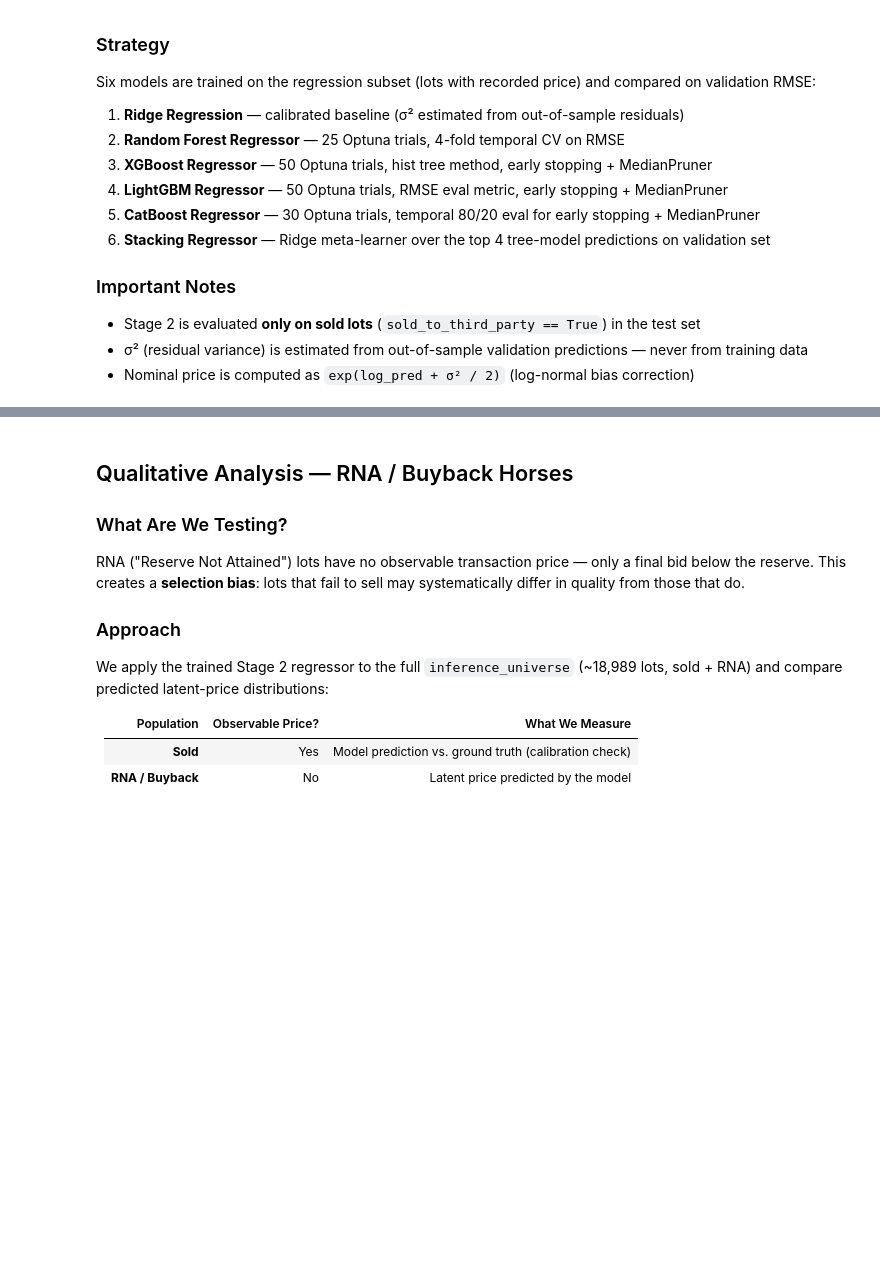
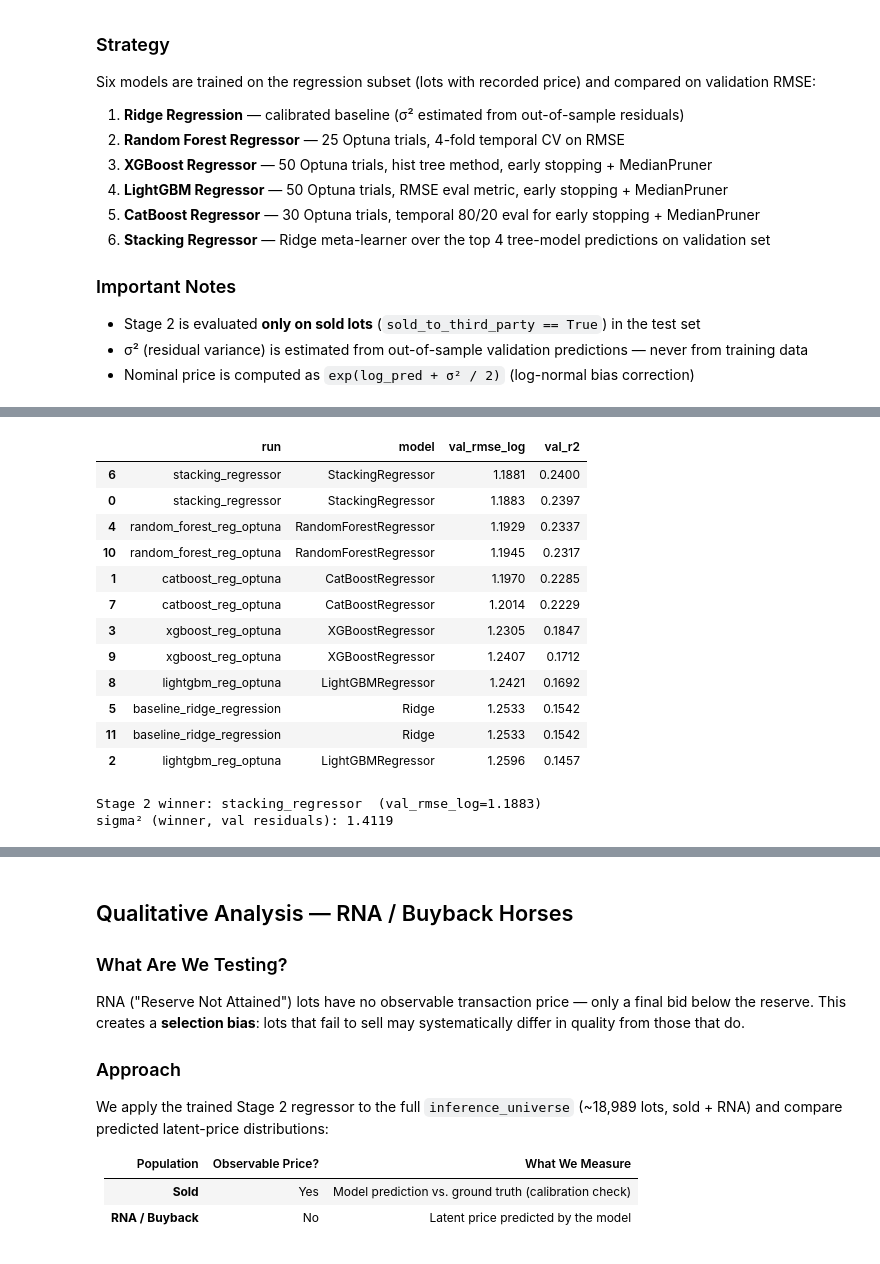
Before and after one commit to carroyo03/tfm-tattersalls, a Jupyter notebook: notebooks/04_Modeling.ipynb, the cells around one changed output, grey strips where cells are left out. Saved outputs shown, nothing was run; the diff lists cells and outputs as text; code cells hidden in the pictures; blank space fills up the shorter version.

```diff
--- a/notebooks/04_Modeling.ipynb
+++ b/notebooks/04_Modeling.ipynb
@@ -1238 +1112,75 @@ N rows     : 4132
+# %%
+# Stage 2 comparison — val metrics across all 6 models (Ridge, RF, XGB, LGBM, CB, Stacking)
+# IMPORTANT: filter out nested Optuna trial runs — keep only the 6 top-level.
+TOP_REG_RUNS = {
+    "baseline_ridge_regression",
+    "random_forest_reg_optuna",
+    "xgboost_reg_optuna",
+    "lightgbm_reg_optuna",
+    "catboost_reg_optuna",
+    "stacking_regressor",
+}
+
+client = MlflowClient()
+exp2 = client.get_experiment_by_name(MLFLOW_EXP_REG)
+all_runs2 = client.search_runs(exp2.experiment_id)
+runs2 = [r for r in all_runs2 if r.info.run_name in TOP_REG_RUNS]
+
+data2 = []
+for r in runs2:
+    p = r.data.params
+    m = r.data.metrics
+    data2.append({
+        "run": r.info.run_name,
+        "model": p.get("model", "?"),
+        "val_rmse_log": round(m.get("val_rmse_log", 0), 4),
+        "val_r2": round(m.get("val_r2", 0), 4),
+    })
+
+display(pd.DataFrame(data2).sort_values("val_rmse_log", ascending=True))
+
+# ── Winner selection: in-memory RMSE (independent of MLflow query state) ──
+def _rmse(y_true, y_pred): return np.sqrt(np.mean((np.array(y_true) - np.array(y_pred))**2))
+_rmse_in_memory = {
+    "baseline_ridge_regression": _rmse(yR_val, ridge.predict(XR_val)),
+    "random_forest_reg_optuna":  _rmse(yR_val, rf_best_r.predict(XR_val)),
+    "xgboost_reg_optuna":        _rmse(yR_val, xgb_best_r.predict(XR_val)),
+    "lightgbm_reg_optuna":       _rmse(yR_val, lgbm_best_r.predict(XR_val)),
+    "catboost_reg_optuna":       _rmse(yR_val, cb_best_r.predict(XR_val)),
+    "stacking_regressor":        _rmse(yR_val, pred_val_stk_r),
+}
+best_reg_run_name = min(_rmse_in_memory, key=_rmse_in_memory.get)
+print(f"\nStage 2 winner: {best_reg_run_name}  (val_rmse_log={_rmse_in_memory[best_reg_run_name]:.4f})")
+best_reg_run = next((r for r in runs2 if r.info.run_name == best_reg_run_name), None)
+
+# ── Set winner artifact and sigma² for downstream cells ──
+_reg_artifacts = {
+    "baseline_ridge_regression": (ridge, sigma2_ridge),
+    "random_forest_reg_optuna":  (rf_best_r, sigma2_rf),
+    "xgboost_reg_optuna":        (xgb_best_r, sigma2_xgbr),
+    "lightgbm_reg_optuna":       (lgbm_best_r, sigma2_lgbmr),
+    "catboost_reg_optuna":       (cb_best_r, sigma2_cb),
+    "stacking_regressor":        (stacking_reg_wrapper, sigma2_stkr),
+}
+reg_best_model, sigma2_reg = _reg_artifacts[best_reg_run_name]
+print(f"sigma\u00b2 (winner, val residuals): {sigma2_reg:.4f}")
+
+if best_reg_run:
+    client.set_tag(best_reg_run.info.run_id, "winner", "stage2")
+# %% [output]
+|  | run | model | val_rmse_log | val_r2 |
+| 6 | stacking_regressor | StackingRegressor | 1.1881 | 0.2400 |
+| 0 | stacking_regressor | StackingRegressor | 1.1883 | 0.2397 |
+| 4 | random_forest_reg_optuna | RandomForestRegressor | 1.1929 | 0.2337 |
+| 10 | random_forest_reg_optuna | RandomForestRegressor | 1.1945 | 0.2317 |
+| 1 | catboost_reg_optuna | CatBoostRegressor | 1.1970 | 0.2285 |
+| 7 | catboost_reg_optuna | CatBoostRegressor | 1.2014 | 0.2229 |
+| 3 | xgboost_reg_optuna | XGBoostRegressor | 1.2305 | 0.1847 |
+| 9 | xgboost_reg_optuna | XGBoostRegressor | 1.2407 | 0.1712 |
+| 8 | lightgbm_reg_optuna | LightGBMRegressor | 1.2421 | 0.1692 |
+| 5 | baseline_ridge_regression | Ridge | 1.2533 | 0.1542 |
+| 11 | baseline_ridge_regression | Ridge | 1.2533 | 0.1542 |
+| 2 | lightgbm_reg_optuna | LightGBMRegressor | 1.2596 | 0.1457 |
+Stage 2 winner: stacking_regressor  (val_rmse_log=1.1883)
+sigma² (winner, val residuals): 1.4119
 # %%
```
Also changed, not shown: parts of 35 cells of this notebook, 15 other files.
